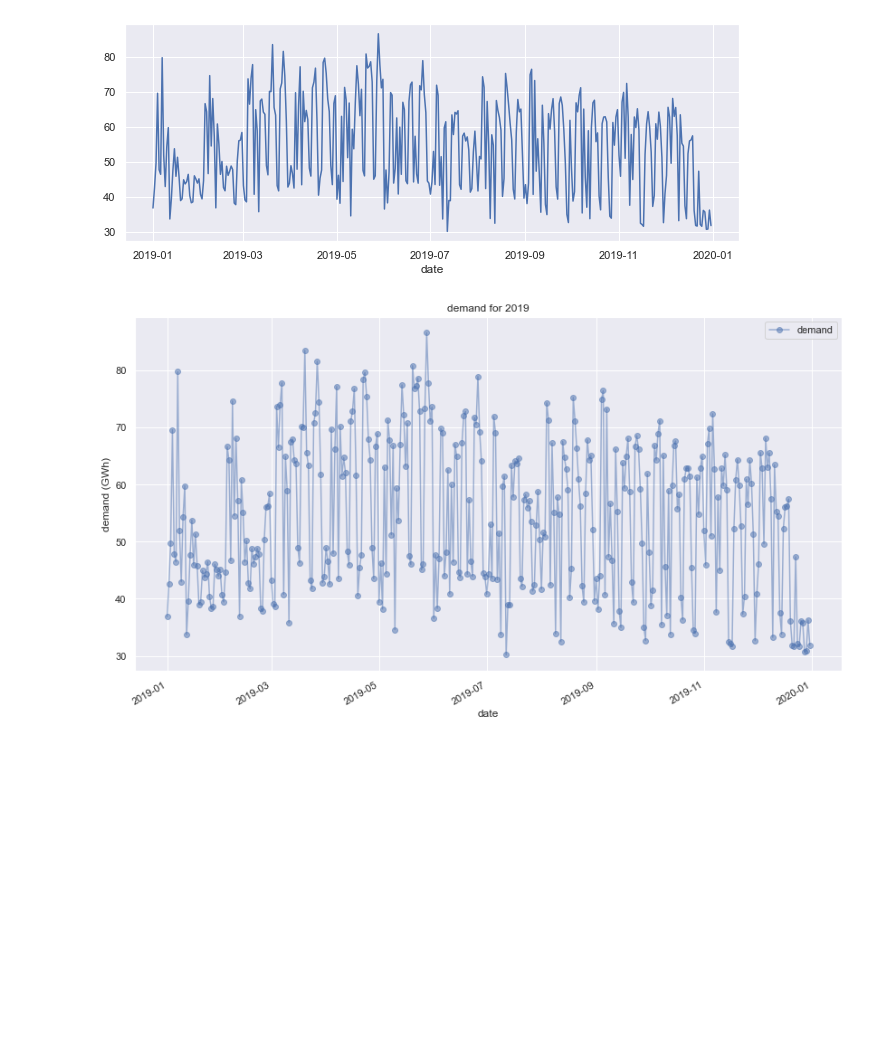
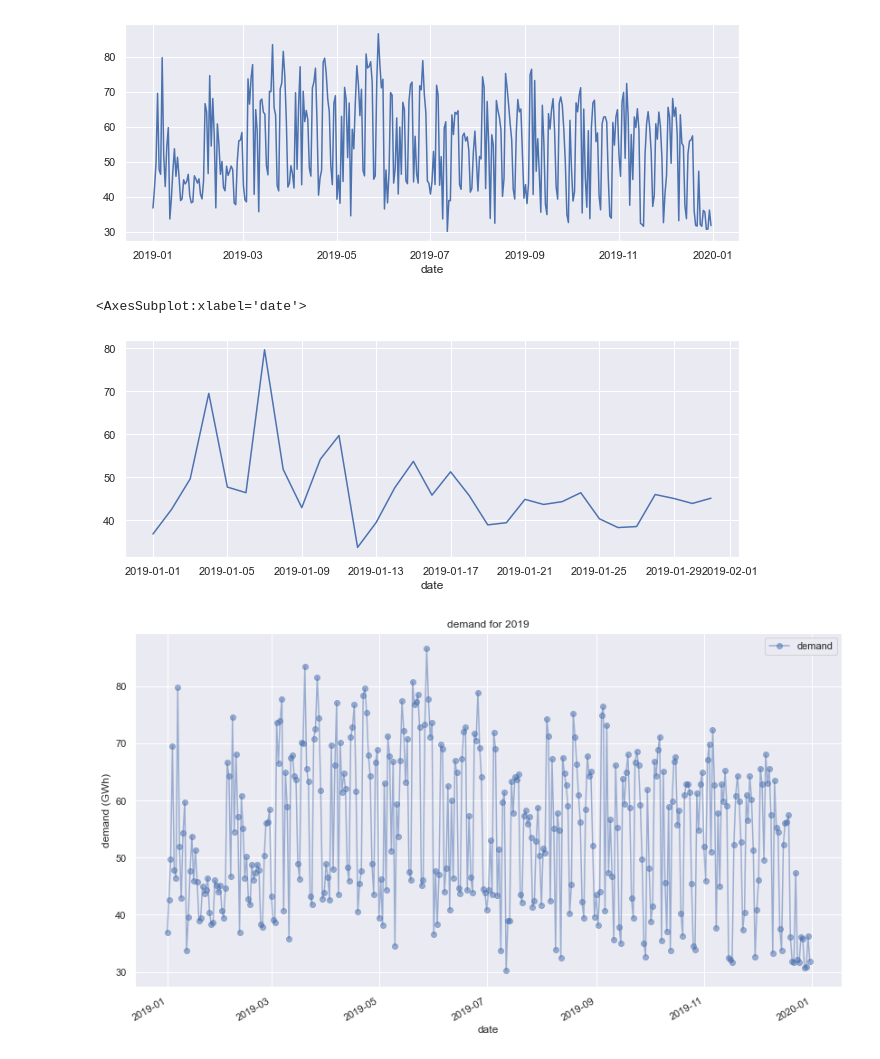
Before and after one commit to cchalc/forjuliana, a Jupyter notebook: notebooks/data.ipynb, the cells around one changed output. Cells and saved outputs as stored; diff of their text form; code cells hidden in the pictures; blank space fills up the shorter version.

```diff
--- a/notebooks/data.ipynb
+++ b/notebooks/data.ipynb
@@ -154,6 +154,11 @@ ts_daily['demand'].plot()
 # %% [output]
 <AxesSubplot:xlabel='date'>
 [figure]
+# %%
+ts_daily.loc[ts_daily['month_name'] == 'January', 'demand'].plot()
+# %% [output]
+<AxesSubplot:xlabel='date'>
+[figure, added]
 # %%
 # plot with more customization
 cols_plot = ['demand']
```
Also changed, not shown: 7 other files.
